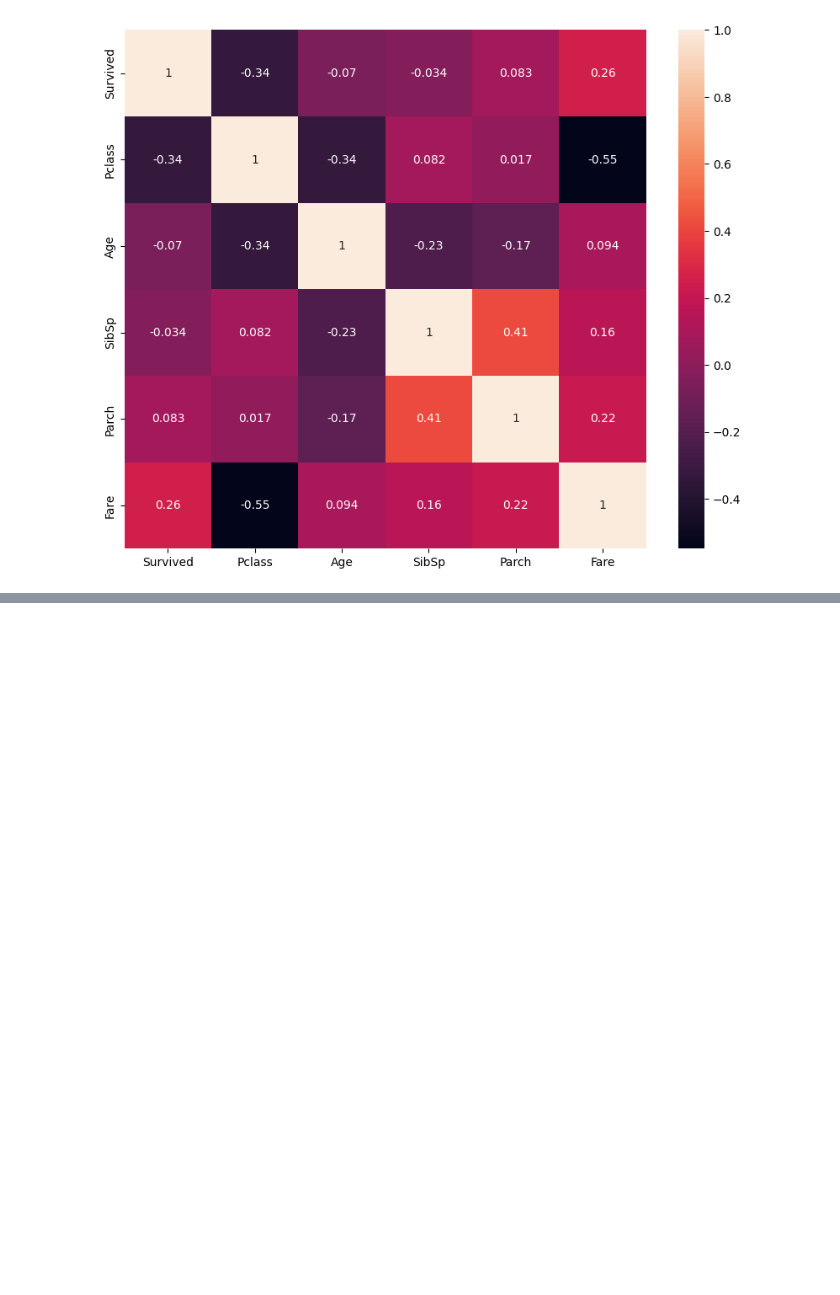
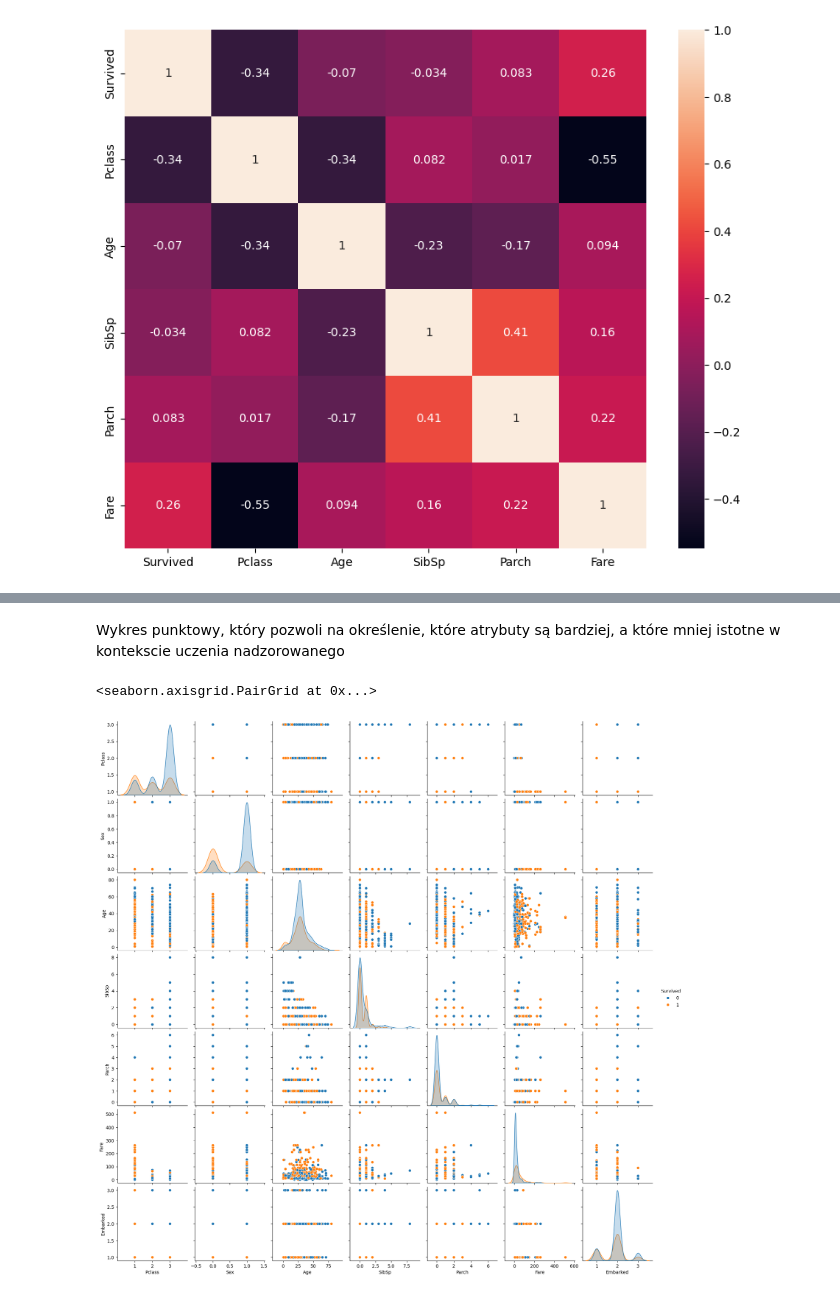
Before and after one commit to nataliabpw/titanic, a Jupyter notebook: project.ipynb, the cells around one changed output, grey strips where cells are left out. Drawn from its saved outputs; the diff is of its cells as text; code cells hidden in the pictures; blank space fills up the shorter version.

```diff
--- a/project.ipynb
+++ b/project.ipynb
@@ -231,0 +240,9 @@ Fare          0.26   -0.55  0.09   0.16   0.22  1.00
+# %%
+print(dane.head())
+
+dane['Sex'] = np.where(dane['Sex'] == 'male', 1, 0)
+dane['Embarked'] = np.where(dane['Embarked'] == 'C', 1, dane['Embarked'])
+dane['Embarked'] = np.where(dane['Embarked'] == 'S', 2, dane['Embarked'])
+dane['Embarked'] = np.where(dane['Embarked'] == 'Q', 3, dane['Embarked'])
+
+print(dane.head())
@@ -231,0 +262,7 @@ Fare          0.26   -0.55  0.09   0.16   0.22  1.00
+# %% [markdown]
+Wykres punktowy, który pozwoli na określenie, które atrybuty są bardziej, a które mniej istotne w kontekscie uczenia nadzorowanego
+# %%
+sns.pairplot(dane, kind = 'scatter', hue = "Survived")
+# %% [output]
+<seaborn.axisgrid.PairGrid at 0x...>
+[figure, added]
```
Also changed, not shown: parts of 13 cells of this notebook.
